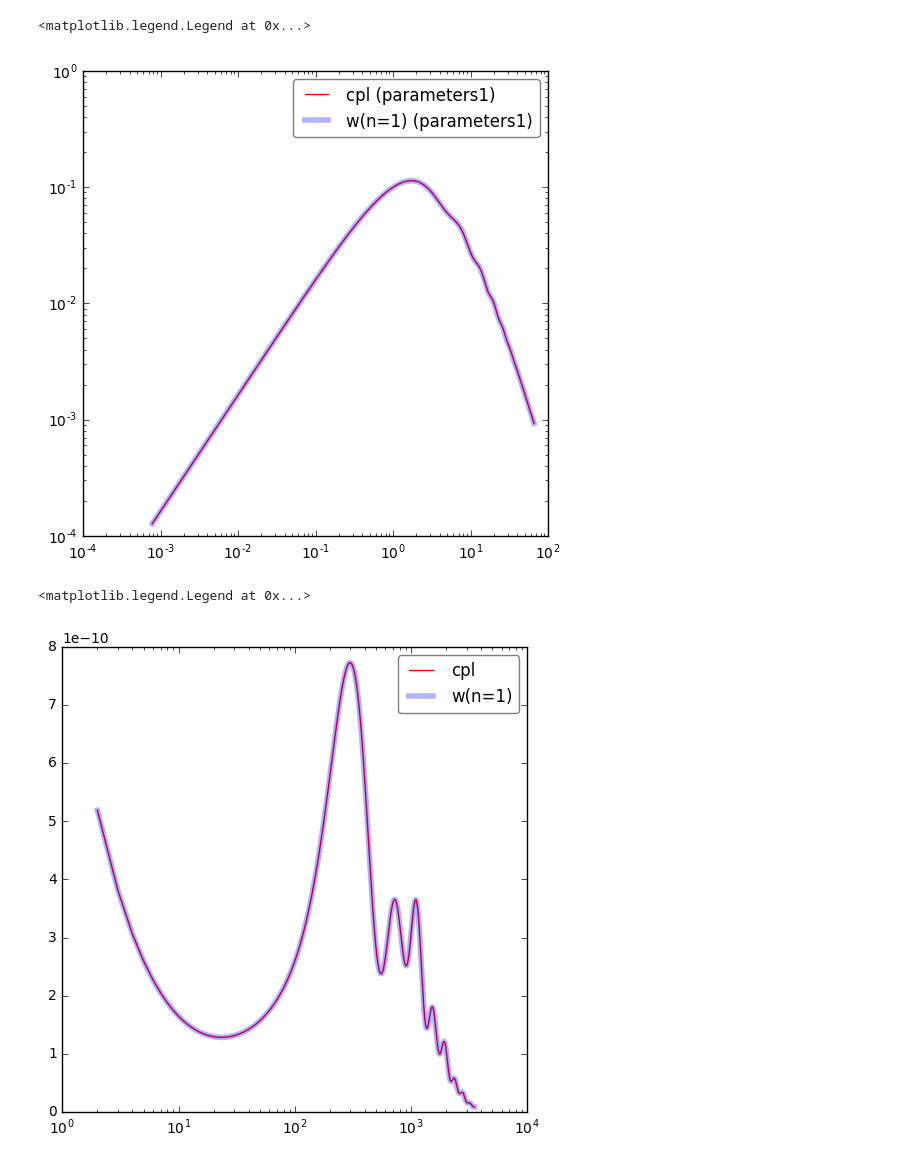
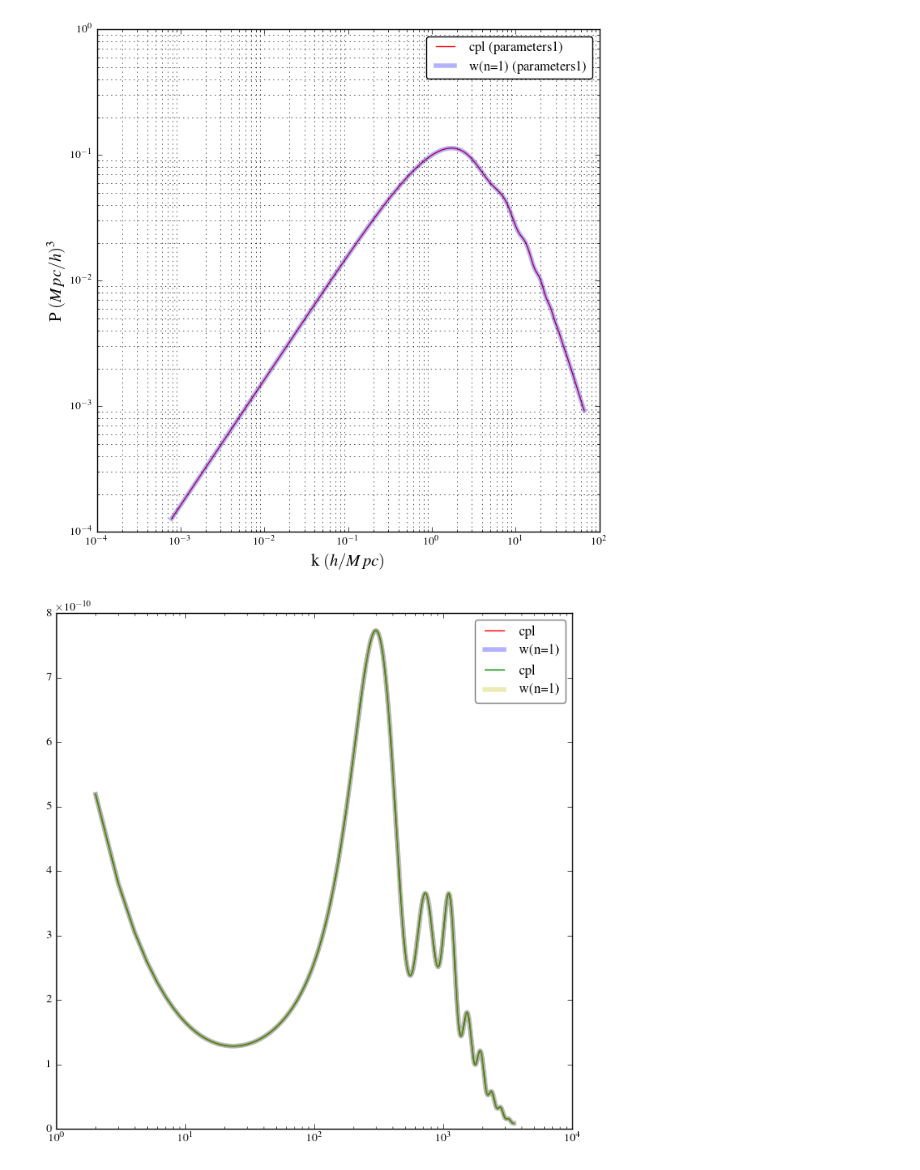
Before and after one commit to ClaudioNahmad/venadito-cosmico, a Jupyter notebook: hikuri_dOCS/first_plotting_claudio.ipynb, the cells around one changed output. Saved outputs shown, nothing was run; the diff lists cells and outputs as text; code cells hidden in the pictures.

```diff
--- a/hikuri_dOCS/first_plotting_claudio.ipynb
+++ b/hikuri_dOCS/first_plotting_claudio.ipynb
@@ -5,3 +1,21 @@ import numpy as np
+# %%
+%matplotlib inline
+import matplotlib.pyplot as plt
+import numpy as np
+from matplotlib import rc
+
+#******************************************************
+
+rc('font',**{'family':'serif','serif':['Times']})
+## for Palatino and other serif fonts use:
+#rc('font',**{'family':'serif','serif':['Palatino']})
+rc('text', usetex=True)
+
+#LaTeX
+plt.rc('text', usetex=True)
+plt.rc('font', family='serif')
+
+#*******************************************************
 # %%
 pkcpl_1=np.loadtxt('./../kodama/output/parameter_set_1/CPL_pk.dat')
 clcpl_1=np.loadtxt('./../kodama/output/parameter_set_1/CPL_cl.dat')
@@ -50,18 +64,22 @@ clwn_9=np.loadtxt('./../kodama/output/parameter_set_9/wN1_cl.dat')
 
 #*******************************
 # %%
-fig, ax = plt.subplots(figsize=(6,6))
+fig, ax = plt.subplots(figsize=(8,8))
 ax.loglog(pkcpl_1[:,0],pkcpl_1[:,1],'-r',label='cpl (parameters1)',alpha=1,linewidth=1)
 ax.loglog(pkwn_1[:,0],pkwn_1[:,1],'-b',label='w(n=1) (parameters1)',alpha=0.3,linewidth=4)
-ax.legend(loc='upper right', fancybox=True, framealpha=0.5)
+ax.legend(loc='upper right', fancybox=True, framealpha=1)
+ax.set_ylabel(r'P $(Mpc/h)^3$',fontsize=15)
+ax.set_xlabel(r'k $(h/Mpc) $',fontsize=15)
+ax.grid(which='minor',ls=":", c='black');
 # %% [output]
-<matplotlib.legend.Legend at 0x...>
-[figure, old version]
+[figure, new version]
 # %%
-fig, ax = plt.subplots(figsize=(6,6))
+fig, ax = plt.subplots(figsize=(8,8))
 ax.semilogx(clcpl_1[:,0],clcpl_1[:,1],'-r',label='cpl',alpha=1,linewidth=1)
 ax.semilogx(clwn_1[:,0],clwn_1[:,1],'-b',label='w(n=1)',alpha=0.3,linewidth=4)
-ax.legend(loc='upper right', fancybox=True, framealpha=0.5)
+ax.semilogx(clcpl_6[:,0],clcpl_6[:,1],'-g',label='cpl',alpha=1,linewidth=1)
+ax.semilogx(clwn_6[:,0],clwn_6[:,1],'-y',label='w(n=1)',alpha=0.3,linewidth=4)
+ax.set_xlim()
+ax.legend(loc='upper right', fancybox=True, framealpha=0.5);
 # %% [output]
-<matplotlib.legend.Legend at 0x...>
-[figure, old version]
+[figure, new version]
```
Also changed, not shown: parts of 1 cell of this notebook.
